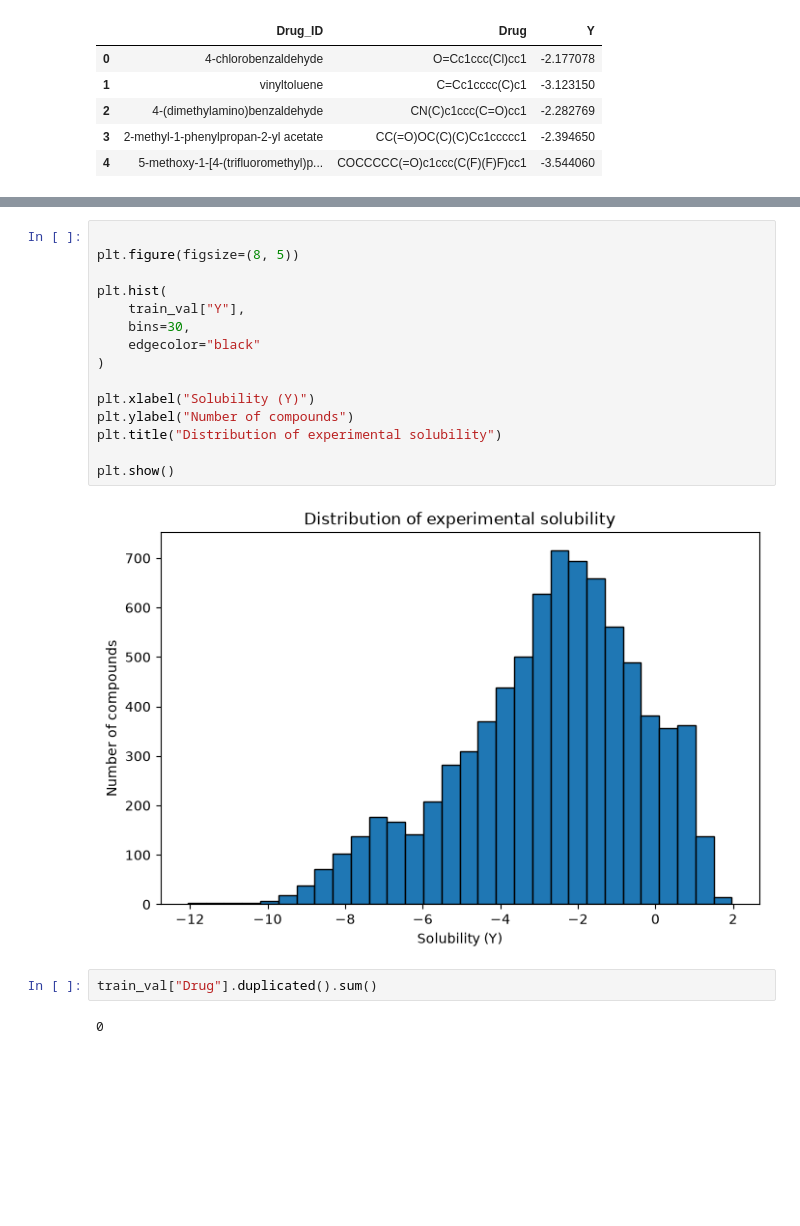
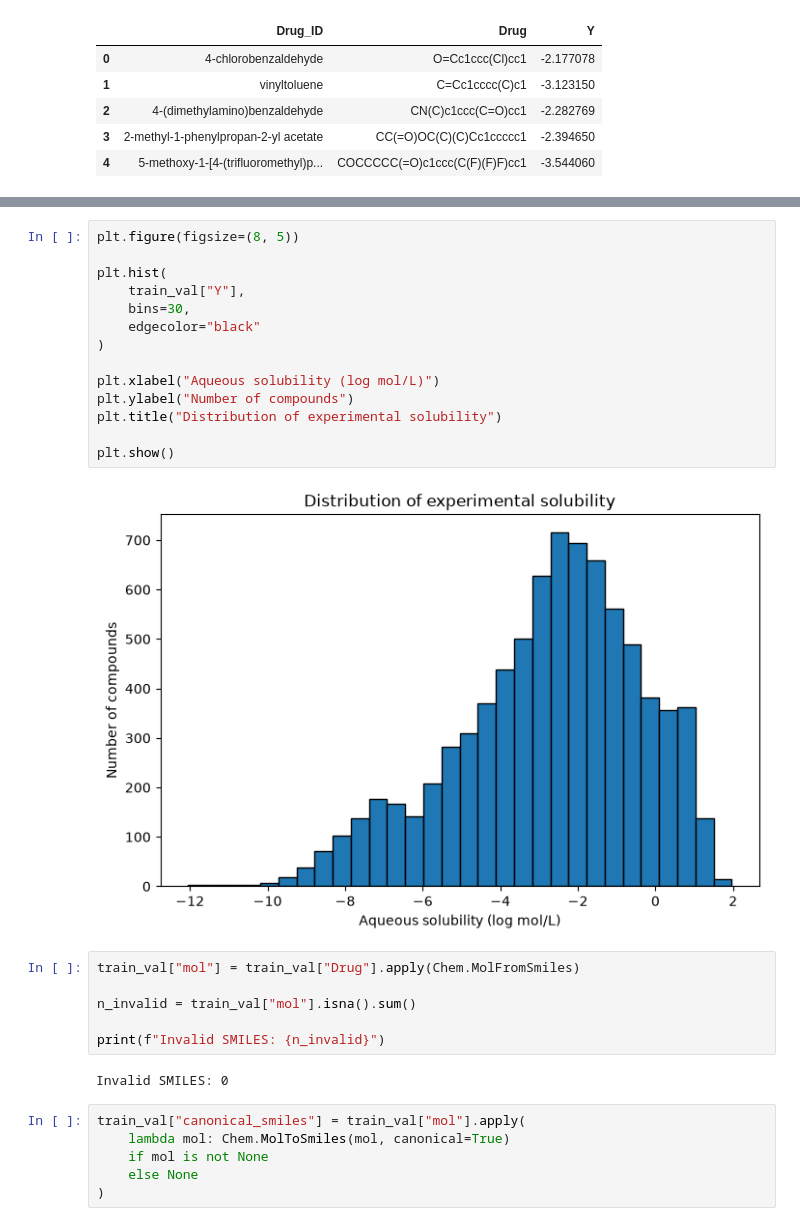
Before and after one commit to alexcorbero/admet-ml, a Jupyter notebook: notebooks/02_data_exploration.ipynb, the cells around one changed output, grey strips where cells are left out. Saved outputs shown, nothing was run; the diff lists cells and outputs as text; blank space fills up the shorter version.

```diff
--- a/notebooks/02_data_exploration.ipynb
+++ b/notebooks/02_data_exploration.ipynb
@@ -117,21 +148,30 @@ Name: Y, dtype: float64
 # %%
-
 plt.figure(figsize=(8, 5))
 
 plt.hist(
     train_val["Y"],
     bins=30,
     edgecolor="black"
 )
 
-plt.xlabel("Solubility (Y)")
+plt.xlabel("Aqueous solubility (log mol/L)")
 plt.ylabel("Number of compounds")
 plt.title("Distribution of experimental solubility")
 
 plt.show()
 # %% [output]
-[figure, old version]
+[figure, new version]
 # %%
-train_val["Drug"].duplicated().sum()
+train_val["mol"] = train_val["Drug"].apply(Chem.MolFromSmiles)
+
+n_invalid = train_val["mol"].isna().sum()
+
+print(f"Invalid SMILES: {n_invalid}")
 # %% [output]
-0
+Invalid SMILES: 0
+# %%
+train_val["canonical_smiles"] = train_val["mol"].apply(
+    lambda mol: Chem.MolToSmiles(mol, canonical=True)
+    if mol is not None
+    else None
+)
```
Also changed, not shown: parts of 16 cells of this notebook, 1 other file.
